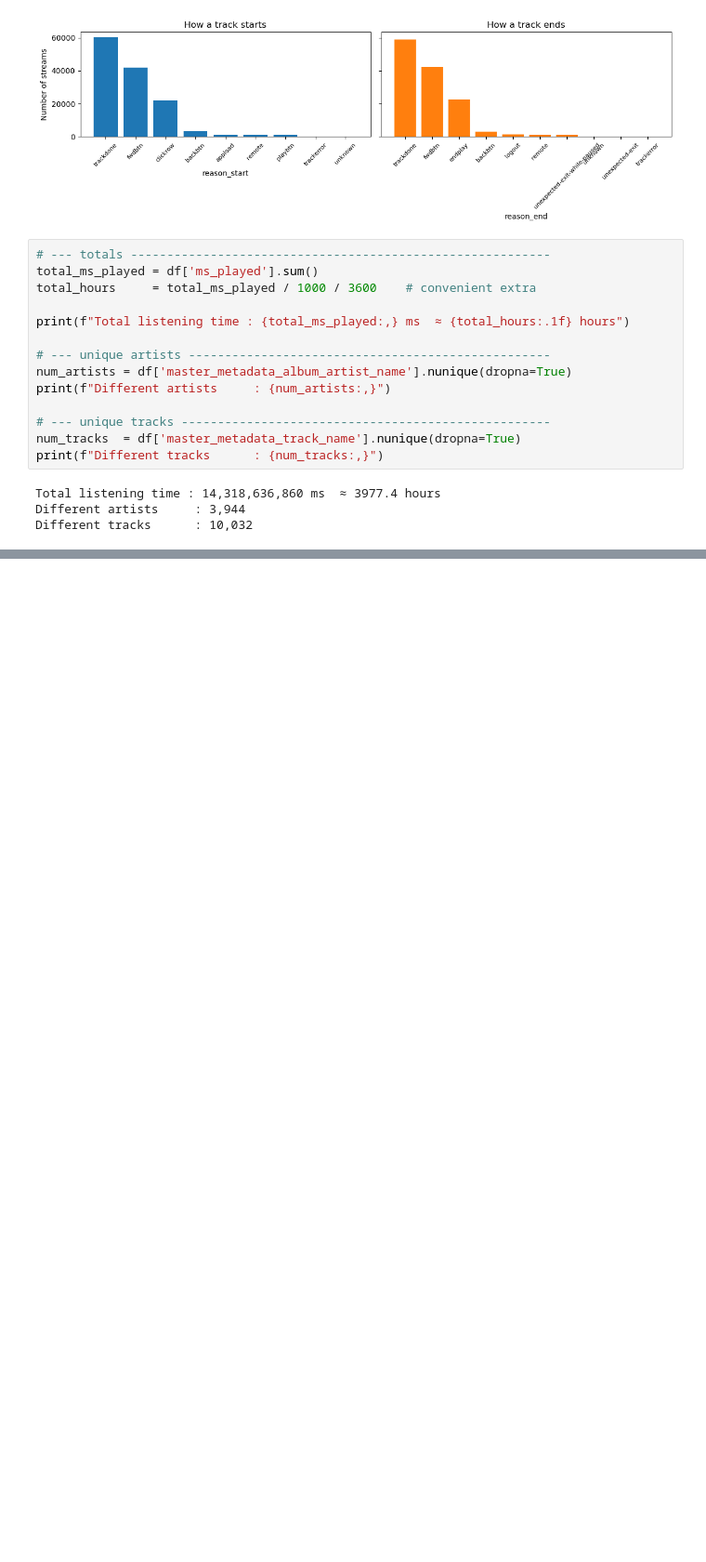
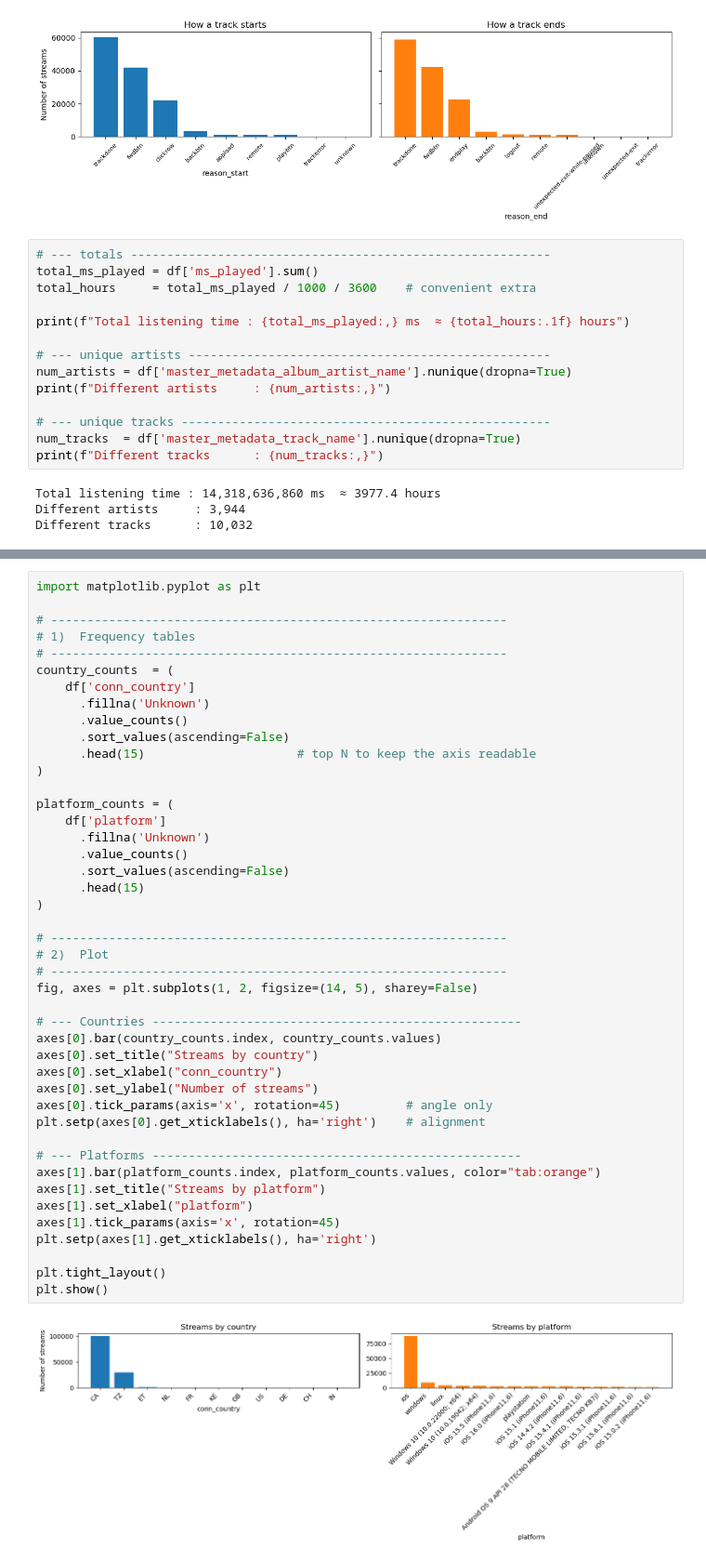
Before and after one commit to schrodingerscat69/Coding-Projects, a Jupyter notebook: Math/My-Spotify-Data-Analysis.ipynb, the cells around one changed output, grey strips where cells are left out. Shown: that part at 93% size. Drawn from its saved outputs; the diff is of its cells as text; blank space fills up the shorter version.

```diff
--- a/Math/My-Spotify-Data-Analysis.ipynb
+++ b/Math/My-Spotify-Data-Analysis.ipynb
@@ -115,0 +165,46 @@ Different tracks      : 10,032
+# %%
+import matplotlib.pyplot as plt
+
+# ---------------------------------------------------------------
+# 1)  Frequency tables
+# ---------------------------------------------------------------
+country_counts  = (
+    df['conn_country']
+      .fillna('Unknown')
+      .value_counts()
+      .sort_values(ascending=False)
+      .head(15)                     # top N to keep the axis readable
+)
+
+platform_counts = (
+    df['platform']
+      .fillna('Unknown')
+      .value_counts()
+      .sort_values(ascending=False)
+      .head(15)
+)
+
+# ---------------------------------------------------------------
+# 2)  Plot
+# ---------------------------------------------------------------
+fig, axes = plt.subplots(1, 2, figsize=(14, 5), sharey=False)
+
+# --- Countries ---------------------------------------------------
+axes[0].bar(country_counts.index, country_counts.values)
+axes[0].set_title("Streams by country")
+axes[0].set_xlabel("conn_country")
+axes[0].set_ylabel("Number of streams")
+axes[0].tick_params(axis='x', rotation=45)         # angle only
+plt.setp(axes[0].get_xticklabels(), ha='right')    # alignment
+
+# --- Platforms ---------------------------------------------------
+axes[1].bar(platform_counts.index, platform_counts.values, color="tab:orange")
+axes[1].set_title("Streams by platform")
+axes[1].set_xlabel("platform")
+axes[1].tick_params(axis='x', rotation=45)
+plt.setp(axes[1].get_xticklabels(), ha='right')
+
+plt.tight_layout()
+plt.show()
+# %% [output]
+[figure, added]
```
Also changed, not shown: parts of 1 cell of this notebook.
